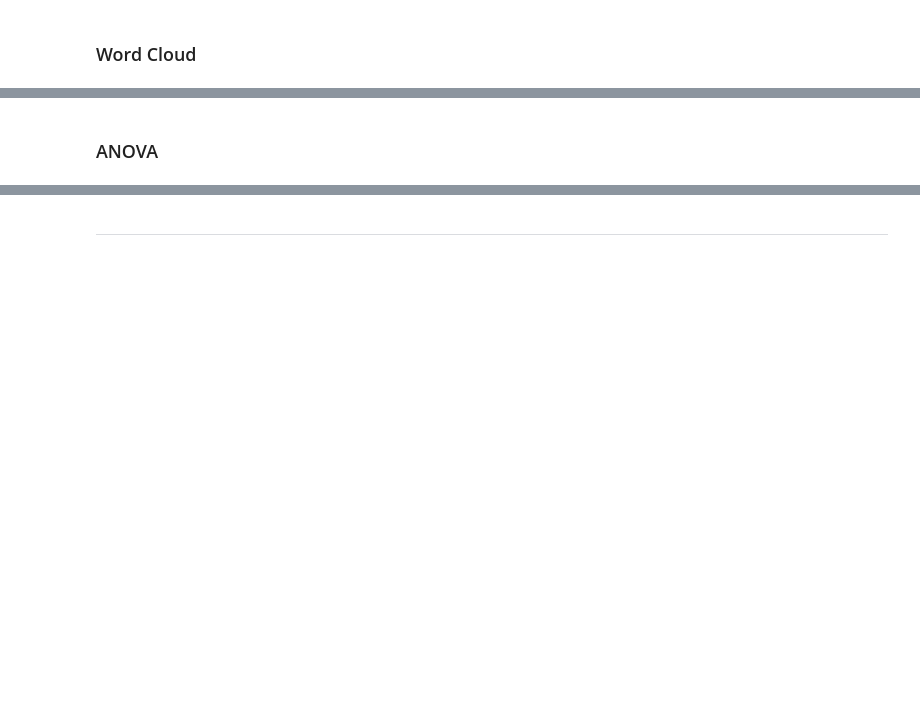
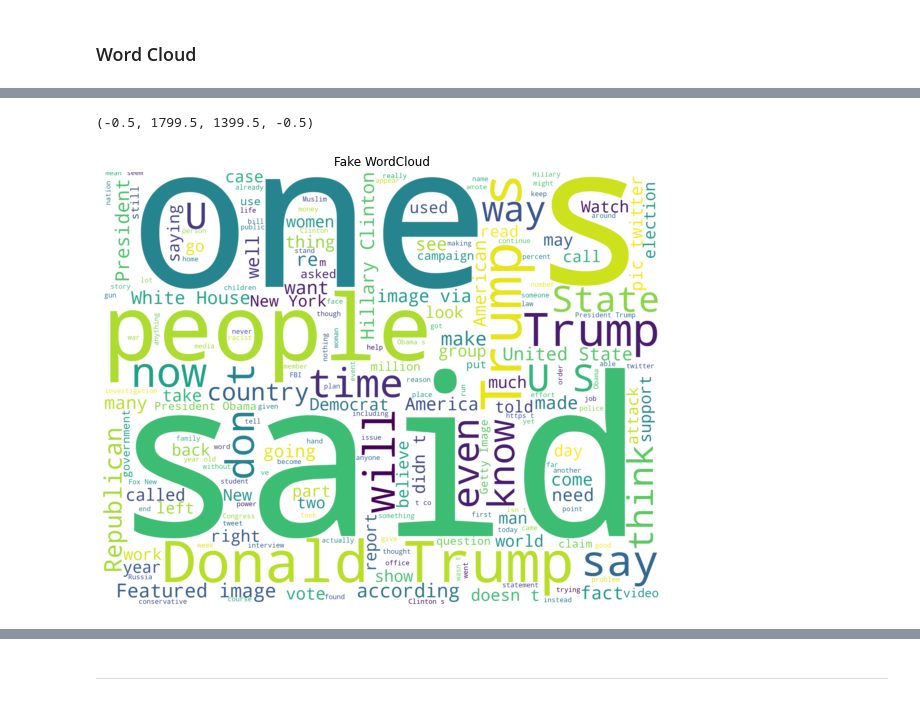
Before and after one commit to Kerman-Sanjuan/Fake-News-Detection, a Jupyter notebook: Fake news detection.ipynb, the cells around one changed output, grey strips where cells are left out. Saved outputs shown, nothing was run; the diff lists cells and outputs as text; code cells hidden in the pictures; blank space fills up the shorter version.

```diff
--- a/Fake news detection.ipynb
+++ b/Fake news detection.ipynb
@@ -344,2 +390,9 @@ De este modo comprobamos que nuestra suposición no era la mas correcta, ya que
-# %% [markdown]
-### ANOVA<a id="35">
+# %%
+wc_fake = WordCloud(background_color='white',width=1800,height=1400).generate(' '.join(df_fake['text']))
+plt.figure(figsize=(10,8))
+plt.imshow(wc_fake, interpolation='bilinear')
+plt.title("Fake WordCloud")
+plt.axis("off")
+# %% [output]
+(-0.5, 1799.5, 1399.5, -0.5)
+[figure, added]
```
Also changed, not shown: parts of 79 cells of this notebook.
